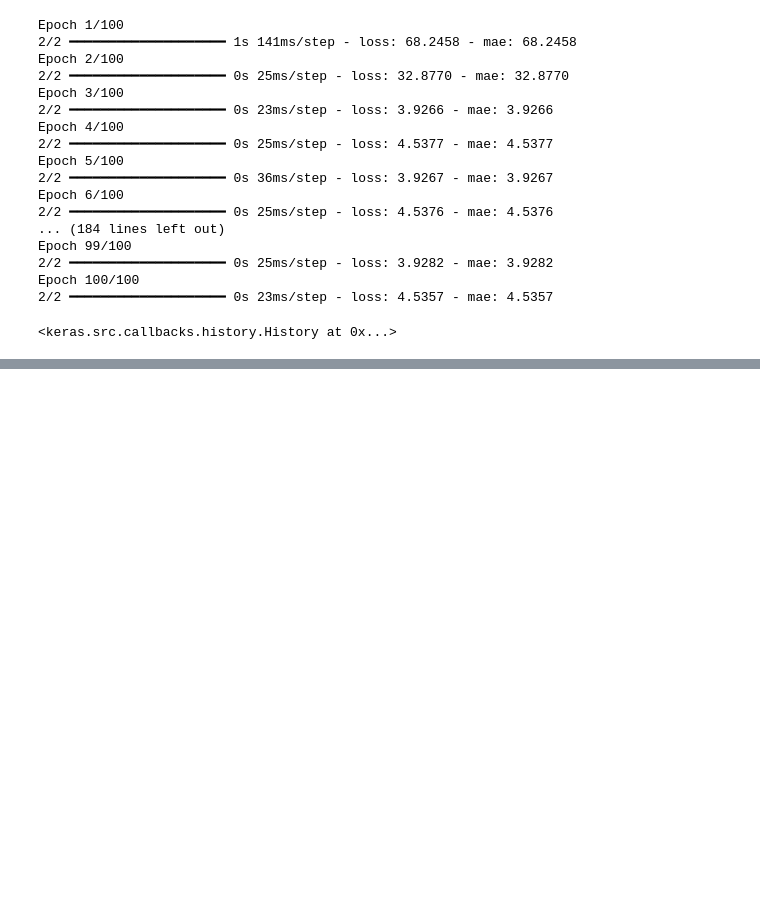
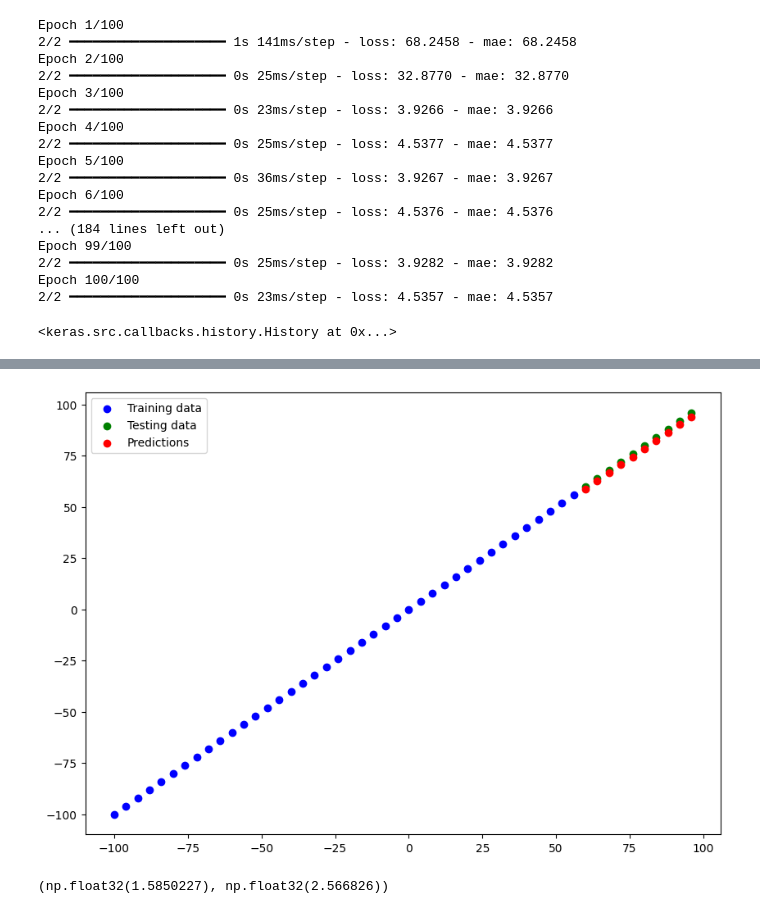
Before and after one commit to JoseAlberto88/TensorFlow, a Jupyter notebook: 01_neural_network_regression_with_tensorflow_video.ipynb, the cells around one changed output, grey strips where cells are left out. Saved outputs shown, nothing was run; the diff lists cells and outputs as text; code cells hidden in the pictures; blank space fills up the shorter version.

```diff
--- a/01_neural_network_regression_with_tensorflow_video.ipynb
+++ b/01_neural_network_regression_with_tensorflow_video.ipynb
@@ -656,3 +656,9 @@ Epoch 99/100
 Epoch 100/100
 2/2 ━━━━━━━━━━━━━━━━━━━━ 0s 23ms/step - loss: 4.5357 - mae: 4.5357
 <keras.src.callbacks.history.History at 0x...>
+# %%
+# Make a plot predictions for the model_1
+
+y_pred_1 = model_1.predict(X_test)
+plot_predictions(predictions=y_pred_1)
+# %% [output]
@@ -658,0 +667,8 @@ Epoch 100/100
+[figure, added]
+# %%
+# Calculate model_1 evaluation metrics
+mae_1 = mae(y_test, y_pred_1)
+mse_1 = mse(y_test, y_pred_1)
+mae_1, mse_1
+# %% [output]
+(np.float32(1.5850227), np.float32(2.566826))
```
Also changed, not shown: parts of 1 cell of this notebook.
